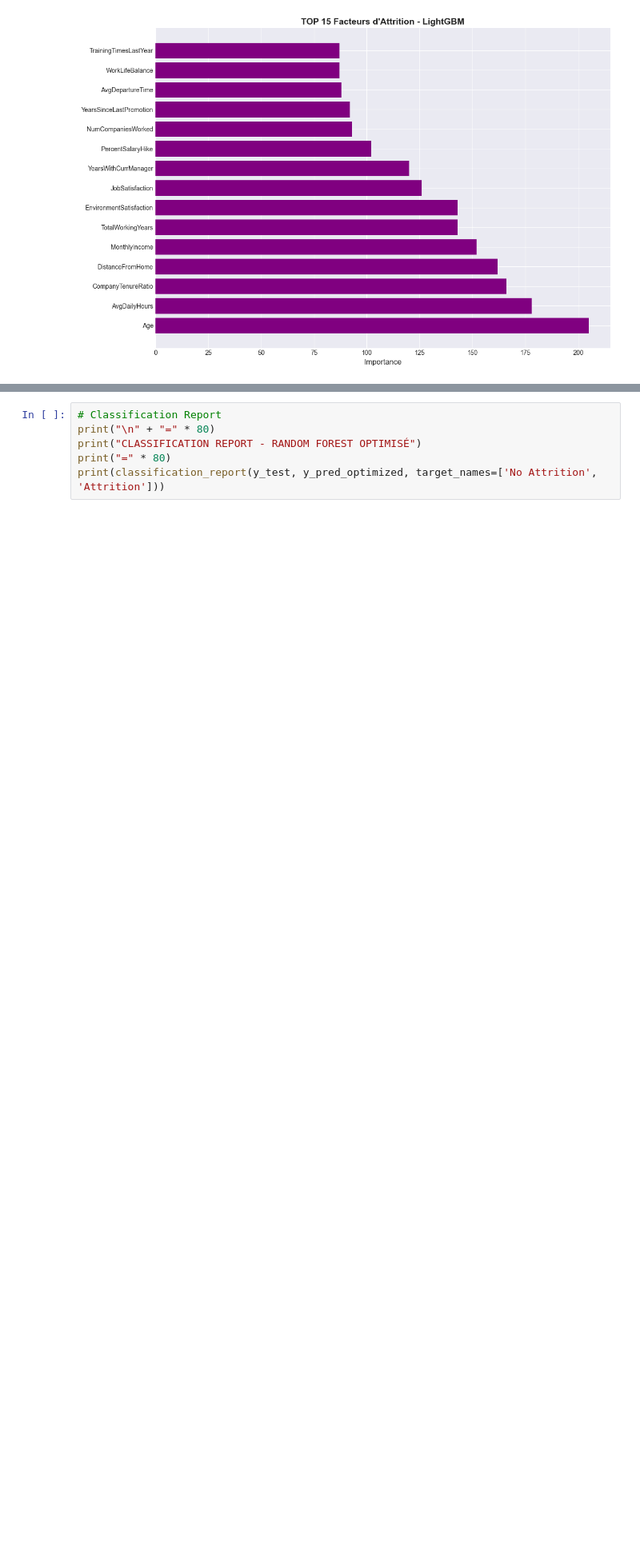
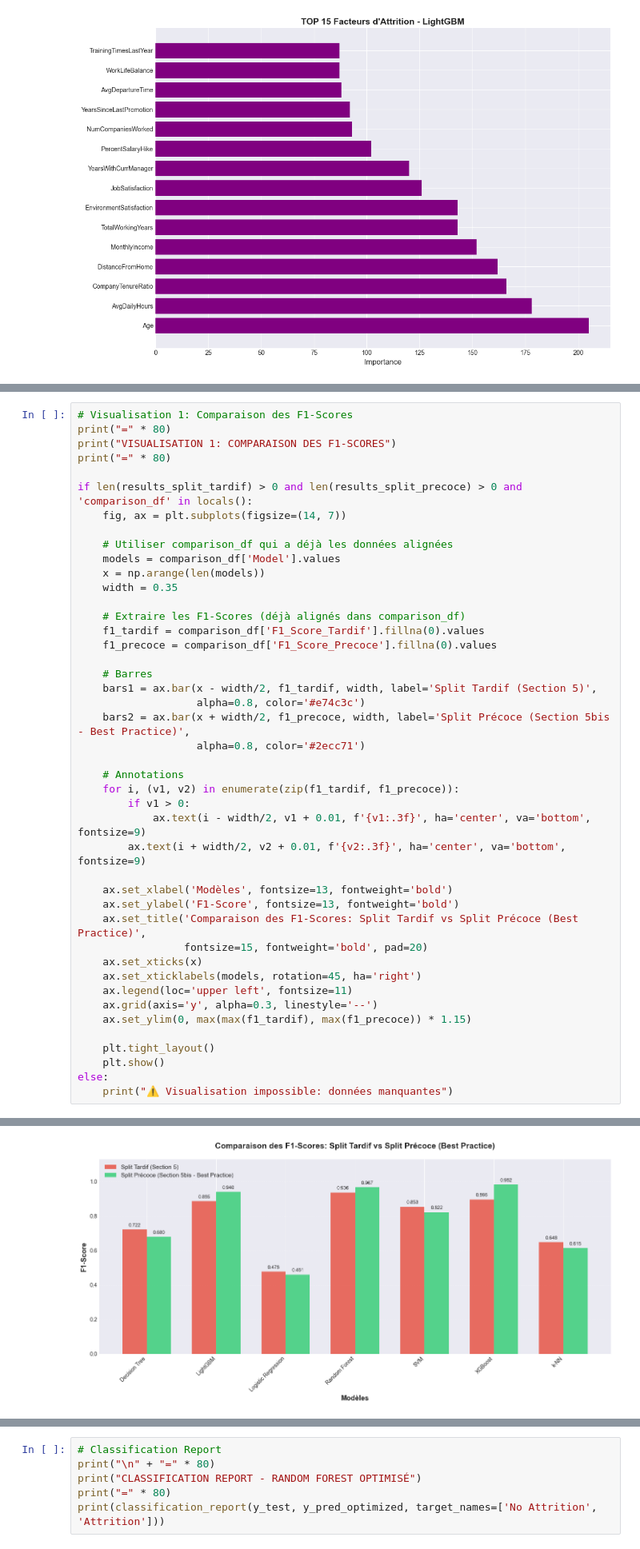
Before and after one commit to Zein-R/HumanForYou-Solution, a Jupyter notebook: Employee_Attrition_Analysis.ipynb, the cells around one changed output, grey strips where cells are left out. Shown at 80% size. Drawn from its saved outputs; the diff is of its cells as text; blank space fills up the shorter version.

```diff
--- a/Employee_Attrition_Analysis.ipynb
+++ b/Employee_Attrition_Analysis.ipynb
@@ -2273,0 +3705,45 @@ TOP 15 FEATURES LES PLUS IMPORTANTES (LightGBM)
+# %%
+# Visualisation 1: Comparaison des F1-Scores
+print("=" * 80)
+print("VISUALISATION 1: COMPARAISON DES F1-SCORES")
+print("=" * 80)
+
+if len(results_split_tardif) > 0 and len(results_split_precoce) > 0 and 'comparison_df' in locals():
+    fig, ax = plt.subplots(figsize=(14, 7))
+
+    # Utiliser comparison_df qui a déjà les données alignées
+    models = comparison_df['Model'].values
+    x = np.arange(len(models))
+    width = 0.35
+
+    # Extraire les F1-Scores (déjà alignés dans comparison_df)
+    f1_tardif = comparison_df['F1_Score_Tardif'].fillna(0).values
+    f1_precoce = comparison_df['F1_Score_Precoce'].fillna(0).values
+
+    # Barres
+    bars1 = ax.bar(x - width/2, f1_tardif, width, label='Split Tardif (Section 5)',
+                   alpha=0.8, color='#e74c3c')
+    bars2 = ax.bar(x + width/2, f1_precoce, width, label='Split Précoce (Section 5bis - Best Practice)',
+                   alpha=0.8, color='#2ecc71')
+
+    # Annotations
+    for i, (v1, v2) in enumerate(zip(f1_tardif, f1_precoce)):
+        if v1 > 0:
+            ax.text(i - width/2, v1 + 0.01, f'{v1:.3f}', ha='center', va='bottom', fontsize=9)
+        ax.text(i + width/2, v2 + 0.01, f'{v2:.3f}', ha='center', va='bottom', fontsize=9)
+
+    ax.set_xlabel('Modèles', fontsize=13, fontweight='bold')
+    ax.set_ylabel('F1-Score', fontsize=13, fontweight='bold')
+    ax.set_title('Comparaison des F1-Scores: Split Tardif vs Split Précoce (Best Practice)',
+                 fontsize=15, fontweight='bold', pad=20)
+    ax.set_xticks(x)
+    ax.set_xticklabels(models, rotation=45, ha='right')
+    ax.legend(loc='upper left', fontsize=11)
+    ax.grid(axis='y', alpha=0.3, linestyle='--')
+    ax.set_ylim(0, max(max(f1_tardif), max(f1_precoce)) * 1.15)
+
+    plt.tight_layout()
+    plt.show()
+else:
+    print("⚠️ Visualisation impossible: données manquantes")
+# %% [output]
@@ -2273,0 +3753 @@ TOP 15 FEATURES LES PLUS IMPORTANTES (LightGBM)
+[figure, added]
```
Also changed, not shown: parts of 84 cells of this notebook, 3 other files.
